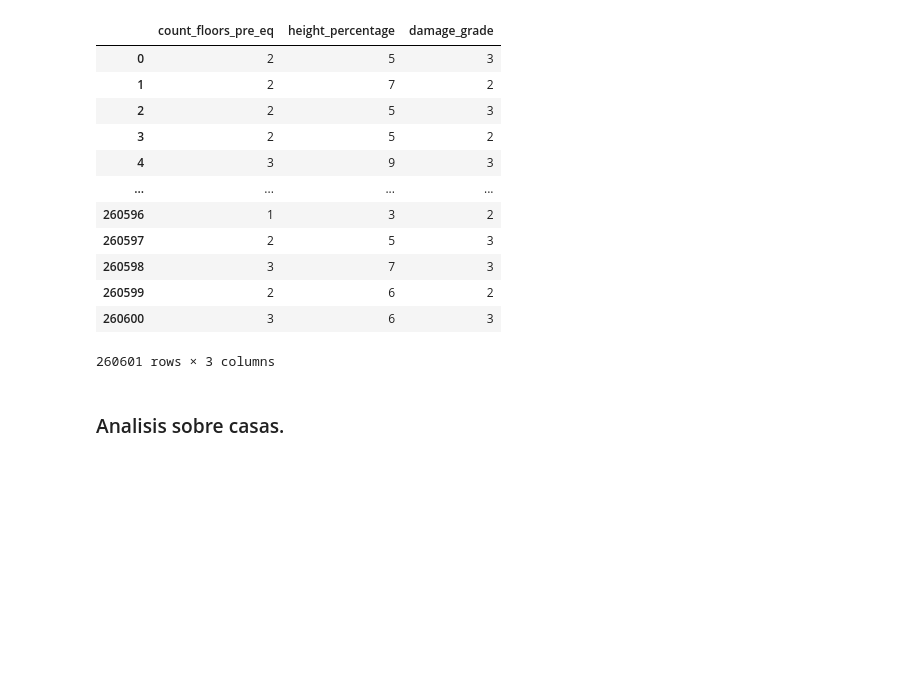
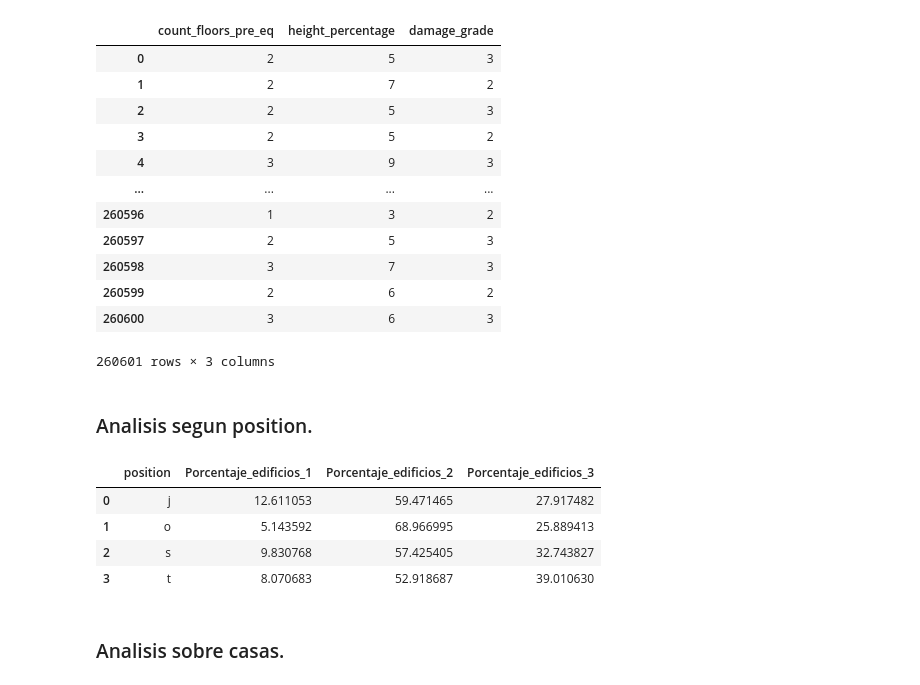
Before and after one commit to juanicolombo97/TP1-OrganizacionDatos, a Jupyter notebook: TP1.ipynb, the cells around one changed output. Cells and saved outputs as stored; diff of their text form; code cells hidden in the pictures; blank space fills up the shorter version.

```diff
--- a/TP1.ipynb
+++ b/TP1.ipynb
@@ -317,6 +330,34 @@ pisos_y_altura
 | 260599 | 2 | 6 | 2 |
 | 260600 | 3 | 6 | 3 |
 260601 rows × 3 columns
+# %% [markdown]
+### Analisis segun position.
+# %%
+position_data = train_values_dataset[["building_id", "position"]]
+position_data_joineado = pd.merge(left=position_data, right=train_labels_dataset, on='building_id', how="left")[["position", "damage_grade"]]
+position_data_joineado_damage_3 = position_data_joineado[position_data_joineado["damage_grade"] == 3]
+position_data_joineado_damage_2 = position_data_joineado[position_data_joineado["damage_grade"] == 2]
+position_data_joineado_damage_1 = position_data_joineado[position_data_joineado["damage_grade"] == 1]
+danio_3_segun_posicion = position_data_joineado_damage_3.groupby('position').agg({'damage_grade' : 'count'}).reset_index()
+danio_3_segun_posicion.columns = ['position', 'Damage_3']
+danio_2_segun_posicion = position_data_joineado_damage_2.groupby('position').agg({'damage_grade' : 'count'}).reset_index()
+danio_2_segun_posicion.columns = ['position', 'Damage_2']
+danio_1_segun_posicion = position_data_joineado_damage_1.groupby('position').agg({'damage_grade' : 'count'}).reset_index()
+danio_1_segun_posicion.columns = ['position', 'Damage_1']
+danio_por_posicion = pd.merge(left=danio_1_segun_posicion, right=danio_2_segun_posicion, on="position")
+danio_por_posicion = pd.merge(left=danio_3_segun_posicion, right=danio_por_posicion, on="position")
+danio_por_posicion["sum"] = danio_por_posicion.sum(axis=1)
+danio_por_posicion["Porcentaje_edificios_2"] = ( danio_por_posicion["Damage_2"] * 100) / danio_por_posicion['sum']
+danio_por_posicion["Porcentaje_edificios_1"] = ( danio_por_posicion["Damage_1"] * 100) / danio_por_posicion['sum']
+danio_por_posicion["Porcentaje_edificios_3"] = ( danio_por_posicion["Damage_3"] * 100) / danio_por_posicion['sum']
+danio_por_posicion_porcentaje = danio_por_posicion[['position', 'Porcentaje_edificios_1',"Porcentaje_edificios_2", "Porcentaje_edificios_3"]]
+danio_por_posicion_porcentaje
+# %% [output]
+|  | position | Porcentaje_edificios_1 | Porcentaje_edificios_2 | Porcentaje_edificios_3 |
+| 0 | j | 12.611053 | 59.471465 | 27.917482 |
+| 1 | o | 5.143592 | 68.966995 | 25.889413 |
+| 2 | s | 9.830768 | 57.425405 | 32.743827 |
+| 3 | t | 8.070683 | 52.918687 | 39.010630 |
 # %% [markdown]
 ### Analisis sobre casas.
 # %% [markdown]
```
Also changed, not shown: parts of 1 cell of this notebook.
